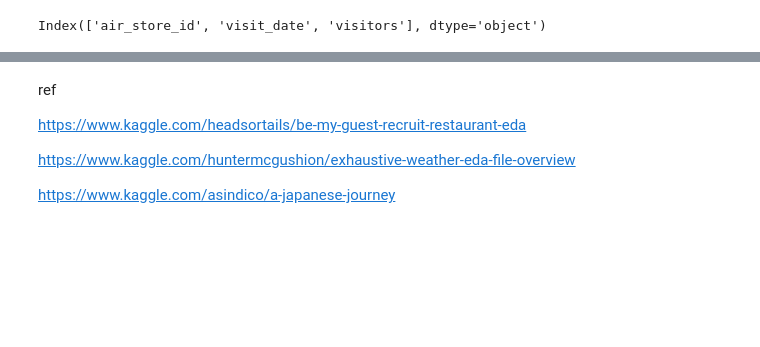
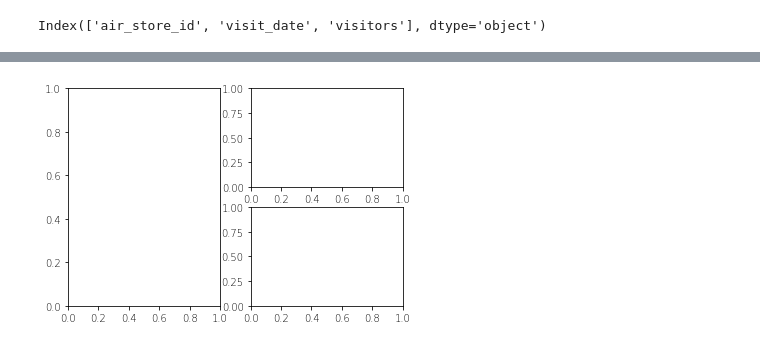
Before and after one commit to GlobalMaksimum/turkcell-workshop, a Jupyter notebook: samet/EDA.ipynb, the cells around one changed output, grey strips where cells are left out. Drawn from its saved outputs; the diff is of its cells as text; code cells hidden in the pictures; blank space fills up the shorter version.

```diff
--- a/samet/EDA.ipynb
+++ b/samet/EDA.ipynb
@@ -369,8 +390,9 @@ plt.tight_layout();
-# %% [markdown]
-ref
-
-https://www.kaggle.com/headsortails/be-my-guest-recruit-restaurant-eda
-
-https://www.kaggle.com/huntermcgushion/exhaustive-weather-eda-file-overview
-
-https://www.kaggle.com/asindico/a-japanese-journey
+# %%
+# first chech the layout
+# ((Rownumber,Colnumber),(Rowspace,Colspace))
+# plt.figure(figsize=(10,5))
+ax1 = plt.subplot2grid((2, 2), (0, 0), rowspan=2)
+ax2 = plt.subplot2grid((2, 2), (0, 1), colspan=1)
+ax3 = plt.subplot2grid((2, 2), (1, 1), colspan=1)
+# %% [output]
+[figure, added]
```
Also changed, not shown: parts of 130 cells of this notebook, 1 other file.
